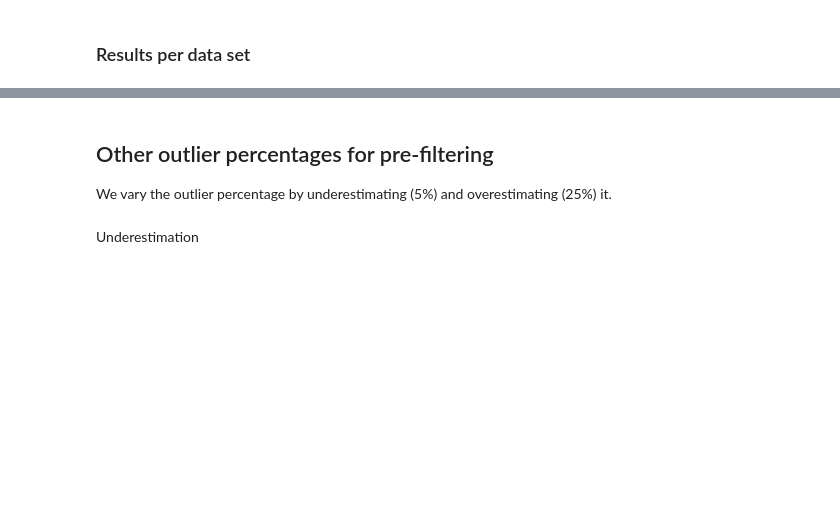
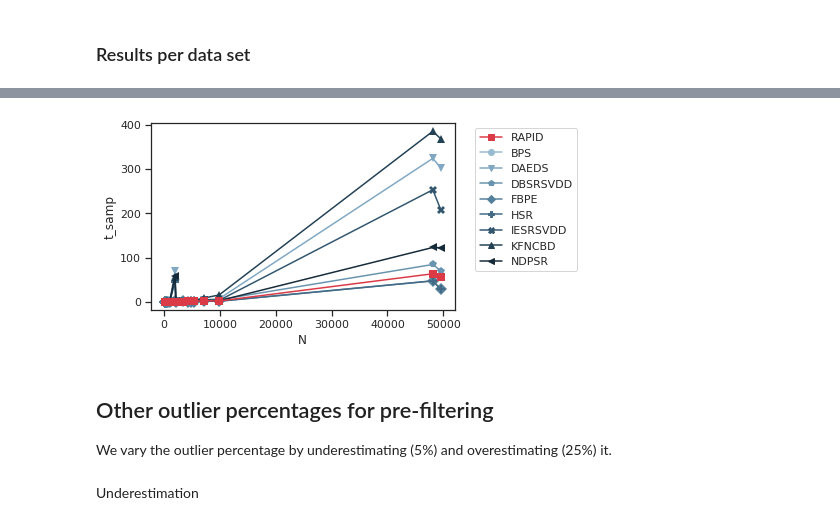
Before and after one commit to englhardt/ocs-evaluation, a Jupyter notebook: notebooks/eval_dami.ipynb, the cells around one changed output, grey strips where cells are left out. Cells and saved outputs as stored; diff of their text form; code cells hidden in the pictures; blank space fills up the shorter version.

```diff
--- a/notebooks/eval_dami.ipynb
+++ b/notebooks/eval_dami.ipynb
@@ -428,3 +492,17 @@ plt.legend(bbox_to_anchor=(1.05, 1), loc=2, borderaxespad=0., ncol=2)
+# %%
+x = d_plot.query('sst in @competitors_sst_pp or sst == @OUR_METHOD_NAME').copy()
+x.sst = x.sst.str.replace('PP_', '')
+f = sns.lineplot(data=x, x='N', y='t_samp', **kwargs_leg)
+f.axes.legend()
+handles, labels = f.axes.get_legend_handles_labels()
+plt.legend(handles=[handles[-1]] + handles[1:-1], labels=[OUR_METHOD_NAME] + labels[1:-1], bbox_to_anchor=(1.05, 1), loc=0, title=None)
+plt.xlabel('N')
+plt.ylabel('t_samp')
+plt.tight_layout()
+plt.savefig(os.path.join(PLOT_PATH, f"eval_sampling_runtime.pdf"))
+plt.savefig(os.path.join(PLOT_PATH, f"eval_sampling_runtime.png"), dpi=300)
+# %% [output]
+[figure, added]
 # %% [markdown]
 ## Other outlier percentages for pre-filtering
 
```
Also changed, not shown: parts of 16 cells of this notebook, 14 other files.
